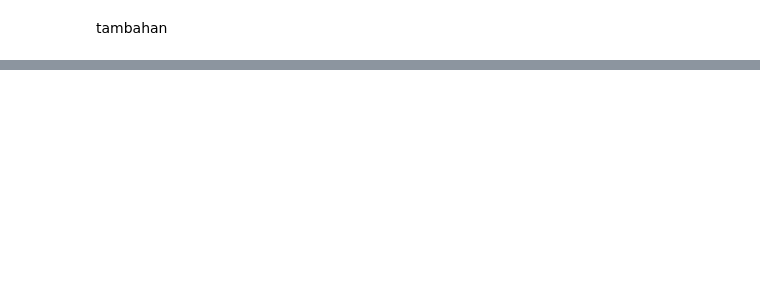
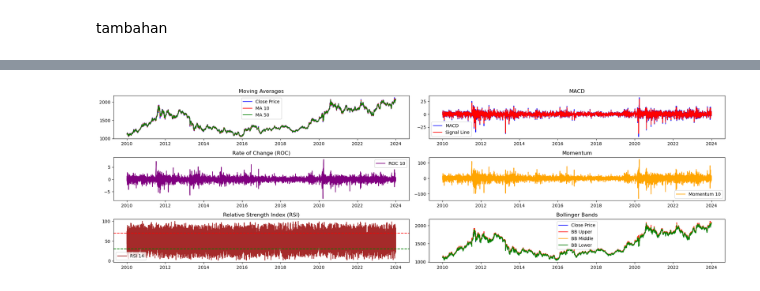
Before and after one commit to Dias-Prameswari/Data-Mining, a Jupyter notebook: prediksi-forex-axcel.ipynb, the cells around one changed output, grey strips where cells are left out. Drawn from its saved outputs; the diff is of its cells as text; code cells hidden in the pictures; blank space fills up the shorter version.

```diff
--- a/prediksi-forex-axcel.ipynb
+++ b/prediksi-forex-axcel.ipynb
@@ -245,0 +276,3 @@ data.dropna(inplace=True)
+# %%
+# Momentum
+data['Momentum'] = data['Close'] - data['Close'].shift(10)
@@ -245,0 +294,17 @@ data.dropna(inplace=True)
+# %%
+# Bollinger Bands (BB)
+window = 20
+data['BB_Middle'] = data['Close'].rolling(window=window).mean()
+data['BB_Upper'] = data['BB_Middle'] + 2 * data['Close'].rolling(window=window).std()
+data['BB_Lower'] = data['BB_Middle'] - 2 * data['Close'].rolling(window=window).std()
+# %%
+# Commodity Channel Index (CCI)
+def calculate_CCI(data, window=20):
+    TP = (data['High'] + data['Low'] + data['Close']) / 3
+    rolling_mean_TP = TP.rolling(window=window).mean()
+    rolling_std_TP = TP.rolling(window=window).std()
+
+    CCI = (TP - rolling_mean_TP) / (0.015 * rolling_std_TP)
+    return CCI
+
+data['CCI_20'] = calculate_CCI(data)
@@ -246,3 +335,55 @@ data.dropna(inplace=True)
+# %%
+# Plot the indicators
+plt.figure(figsize=(20, 6))
+
+# Plot MA
+plt.subplot(3, 2, 1)
+plt.plot(data['Close'], label='Close Price', color='blue')
+plt.plot(data['MA_10'], label='MA 10', color='red')
+plt.plot(data['MA_50'], label='MA 50', color='green')
+plt.title('Moving Averages')
+plt.legend()
+
+# Plot MACD
+plt.subplot(3, 2, 2)
+plt.plot(data['MACD'], label='MACD', color='blue')
+plt.plot(data['Signal_Line'], label='Signal Line', color='red')
+plt.title('MACD')
+plt.legend()
+
+# Plot ROC
+plt.subplot(3, 2, 3)
+plt.plot(data['ROC_10'], label='ROC 10', color='purple')
+plt.title('Rate of Change (ROC)')
+plt.legend()
+
+# Plot Momentum
+plt.subplot(3, 2, 4)
+plt.plot(data['Momentum'], label='Momentum 10', color='orange')
+plt.title('Momentum')
+plt.legend()
+
+# Plot RSI
+plt.subplot(3, 2, 5)
+plt.plot(data['RSI_14'], label='RSI 14', color='brown')
+plt.axhline(70, linestyle='--', color='red')
+plt.axhline(30, linestyle='--', color='green')
+plt.title('Relative Strength Index (RSI)')
+plt.legend()
+
+# Plot Bollinger Bands
+plt.subplot(3, 2, 6)
+plt.plot(data['Close'], label='Close Price', color='blue')
+plt.plot(data['BB_Upper'], label='BB Upper', color='red')
+plt.plot(data['BB_Middle'], label='BB Middle', color='orange')
+plt.plot(data['BB_Lower'], label='BB Lower', color='green')
+plt.title('Bollinger Bands')
+plt.legend()
+
+plt.tight_layout()
+plt.show()
+# %% [output]
+[figure, added]
 # %%
 last_sequence = data_scaled[-sequence_length:]  # Ambil window terakhir
 last_sequence = np.expand_dims(last_sequence, axis=0)  # Ubah bentuk
```
Also changed, not shown: parts of 24 cells of this notebook.
